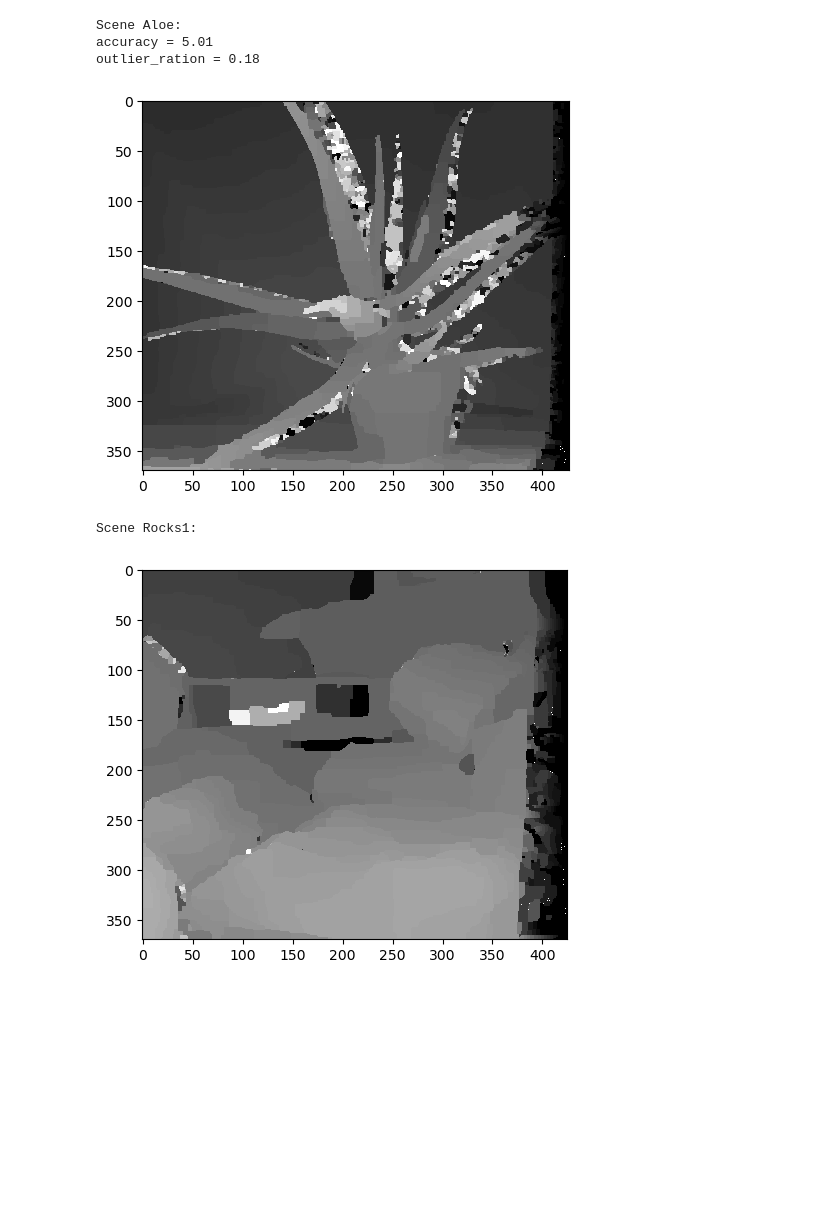
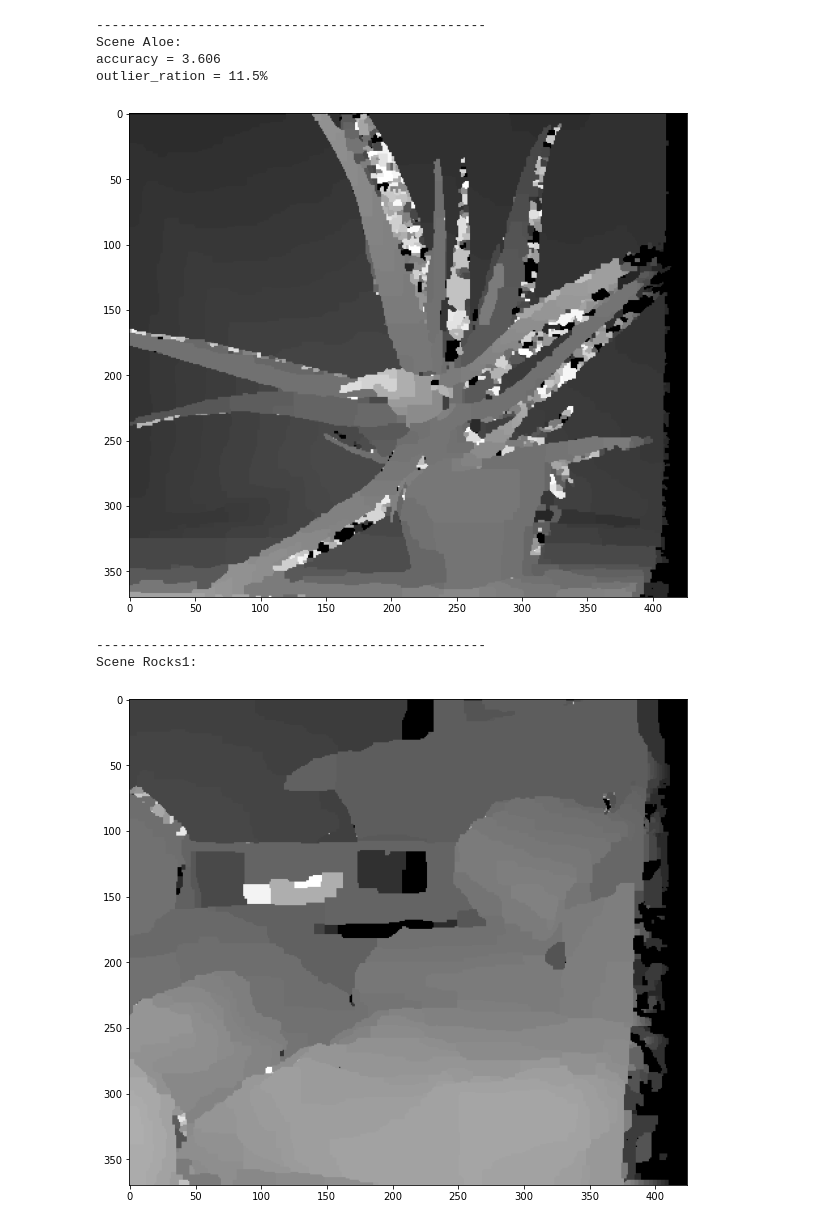
Before and after one commit to antebi-itai/MVGFinalAssignment, a Jupyter notebook: main.ipynb, the cells around one changed output. Cells and saved outputs as stored; diff of their text form; code cells hidden in the pictures; blank space fills up the shorter version.

```diff
--- a/main.ipynb
+++ b/main.ipynb
@@ -93,17 +93,21 @@ import example
 # %%
 """			4.2  Baseline solution		"""
+K = 15
 for scene in [data.SCENES_WITH_GT_DISPARITIES[data.CHOSEN_GT_SCENE_INDEX],
 			  data.SCENES_WITHOUT_GT_DISPARITIES[data.CHOSEN_WITHOUT_GT_SCENE_INDEX]]:
 	graph_cuts.images_to_disparity_map_and_3d_scene(scene=scene,
 													get_edges_fn=graph_cuts.get_edges,
 													get_pairwise_cost_fn=graph_cuts.pairwise_cost,
+													get_pairwise_cost_kwargs=dict({"K": K}),
 													get_unary_cost_fn=graph_cuts.unary_cost,
 													P_l=P_l, P_r=P_r, K_l=K_l, K_r=K_r,
 													subsection="4.2")
 # %% [output]
+--------------------------------------------------
 Scene Aloe:
-accuracy = 5.01
-outlier_ration = 0.18
+accuracy = 3.606
+outlier_ration = 11.5%
-[figure, old version]
+[figure, new version]
+--------------------------------------------------
 Scene Rocks1:
-[figure, old version]
+[figure, new version]
```
Also changed, not shown: parts of 8 cells of this notebook, 7 other files.
